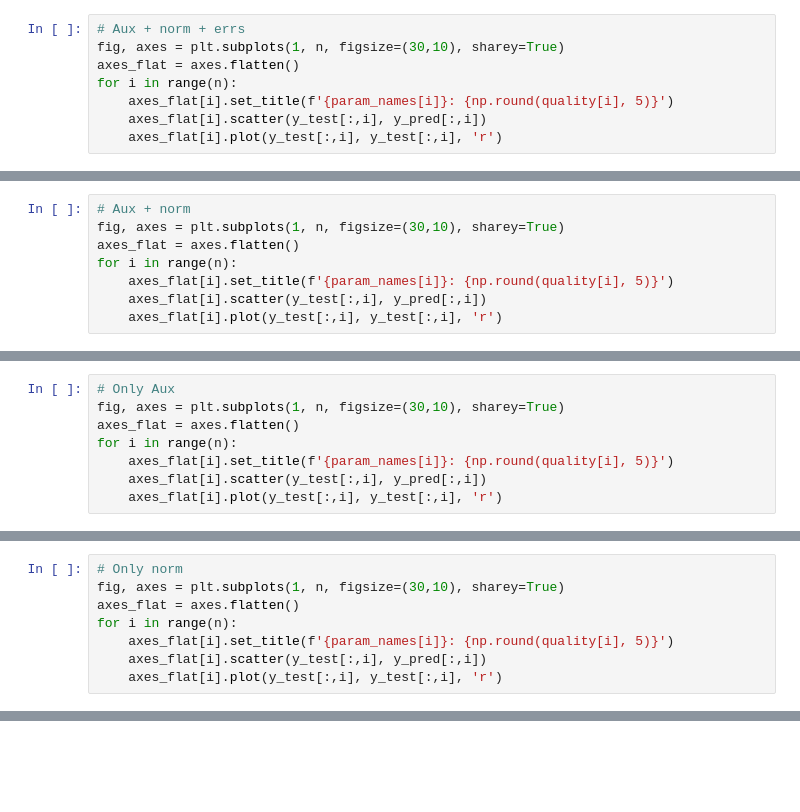
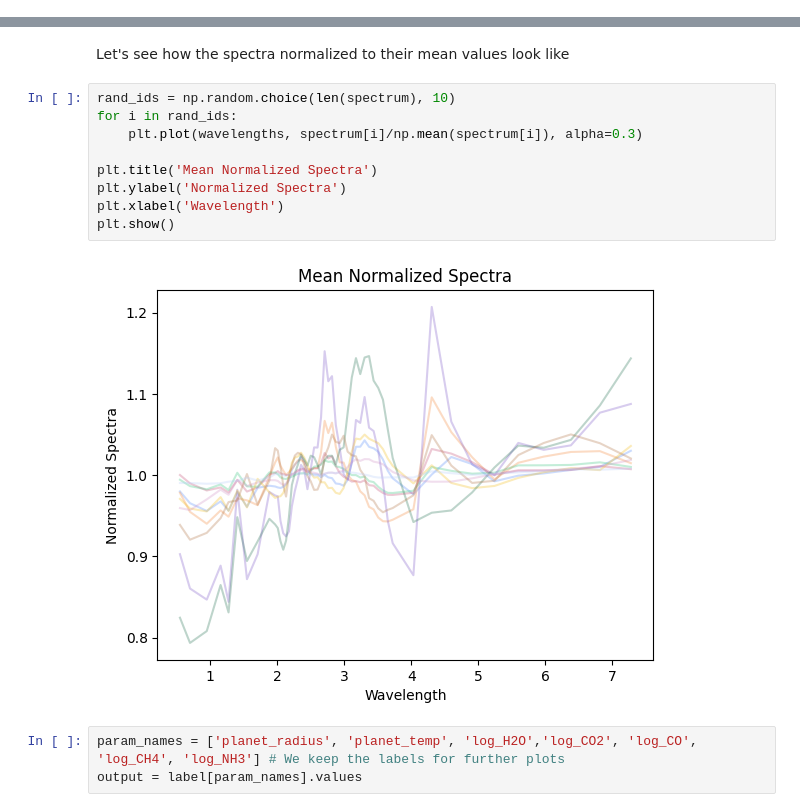
Before and after one commit to CosmicHitchhiker/ds_astro_2026s, a Jupyter notebook: ex7/exercise7.ipynb, the cells around one changed output, grey strips where cells are left out. Saved outputs shown, nothing was run; the diff lists cells and outputs as text; blank space fills up the shorter version.

```diff
--- a/ex7/exercise7.ipynb
+++ b/ex7/exercise7.ipynb
@@ -206,8 +0,0 @@ for i in range(n):
-# %%
-# Aux + norm + errs
-fig, axes = plt.subplots(1, n, figsize=(30,10), sharey=True)
-axes_flat = axes.flatten()
-for i in range(n):
-    axes_flat[i].set_title(f'{param_names[i]}: {np.round(quality[i], 5)}')
-    axes_flat[i].scatter(y_test[:,i], y_pred[:,i])
-    axes_flat[i].plot(y_test[:,i], y_test[:,i], 'r')
@@ -216,8 +0,0 @@ for i in range(n):
-# %%
-# Aux + norm
-fig, axes = plt.subplots(1, n, figsize=(30,10), sharey=True)
-axes_flat = axes.flatten()
-for i in range(n):
-    axes_flat[i].set_title(f'{param_names[i]}: {np.round(quality[i], 5)}')
-    axes_flat[i].scatter(y_test[:,i], y_pred[:,i])
-    axes_flat[i].plot(y_test[:,i], y_test[:,i], 'r')
@@ -226,8 +0,0 @@ for i in range(n):
-# %%
-# Only Aux
-fig, axes = plt.subplots(1, n, figsize=(30,10), sharey=True)
-axes_flat = axes.flatten()
-for i in range(n):
-    axes_flat[i].set_title(f'{param_names[i]}: {np.round(quality[i], 5)}')
-    axes_flat[i].scatter(y_test[:,i], y_pred[:,i])
-    axes_flat[i].plot(y_test[:,i], y_test[:,i], 'r')
@@ -236,8 +0,0 @@ for i in range(n):
-# %%
-# Only norm
-fig, axes = plt.subplots(1, n, figsize=(30,10), sharey=True)
-axes_flat = axes.flatten()
-for i in range(n):
-    axes_flat[i].set_title(f'{param_names[i]}: {np.round(quality[i], 5)}')
-    axes_flat[i].scatter(y_test[:,i], y_pred[:,i])
-    axes_flat[i].plot(y_test[:,i], y_test[:,i], 'r')
@@ -262,0 +25,16 @@ for i in range(n):
+# %% [markdown]
+Let's see how the spectra normalized to their mean values look like
+# %%
+rand_ids = np.random.choice(len(spectrum), 10)
+for i in rand_ids:
+    plt.plot(wavelengths, spectrum[i]/np.mean(spectrum[i]), alpha=0.3)
+
+plt.title('Mean Normalized Spectra')
+plt.ylabel('Normalized Spectra')
+plt.xlabel('Wavelength')
+plt.show()
+# %% [output]
+[figure, added]
+# %%
+param_names = ['planet_radius', 'planet_temp', 'log_H2O','log_CO2', 'log_CO', 'log_CH4', 'log_NH3'] # We keep the labels for further plots
+output = label[param_names].values
```
Also changed, not shown: parts of 54 cells of this notebook.
